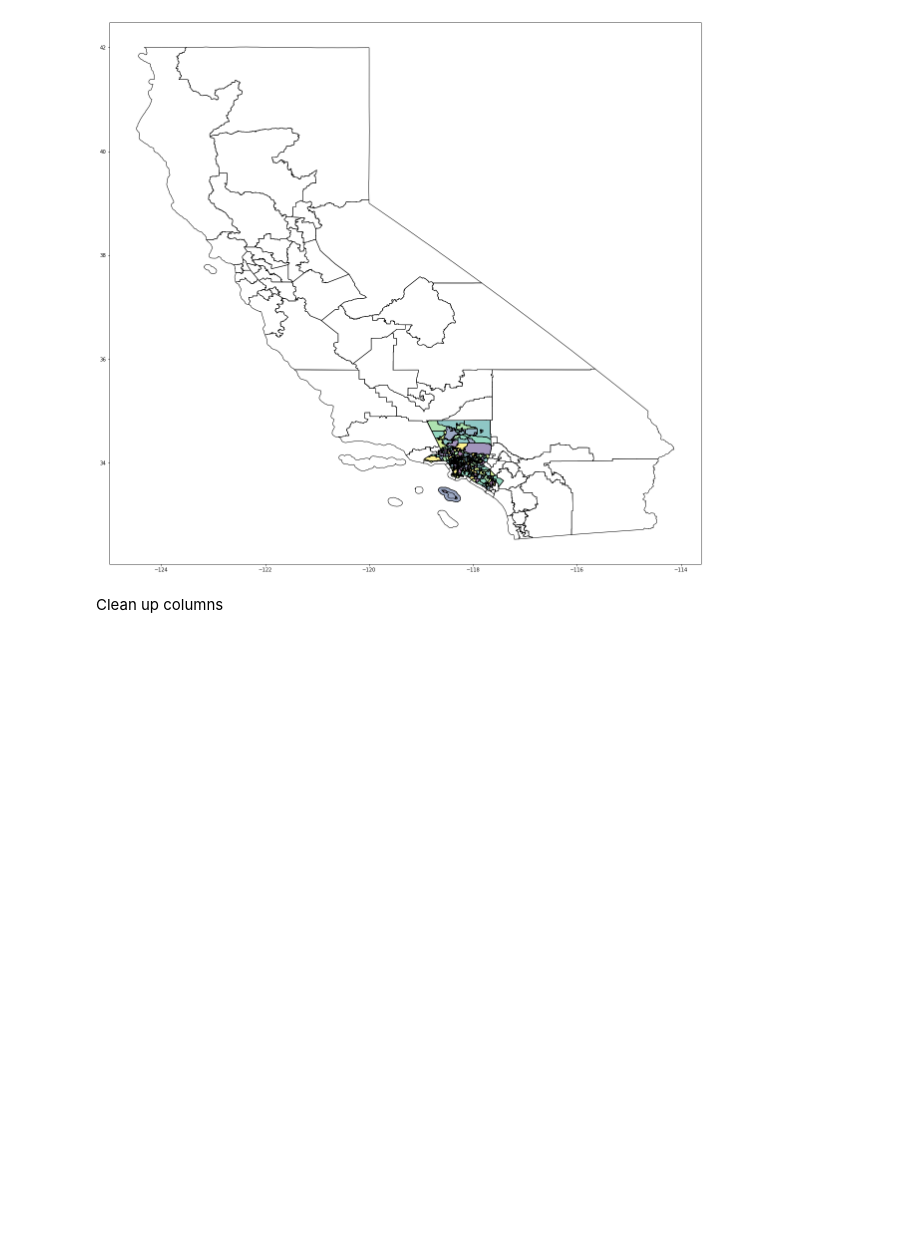
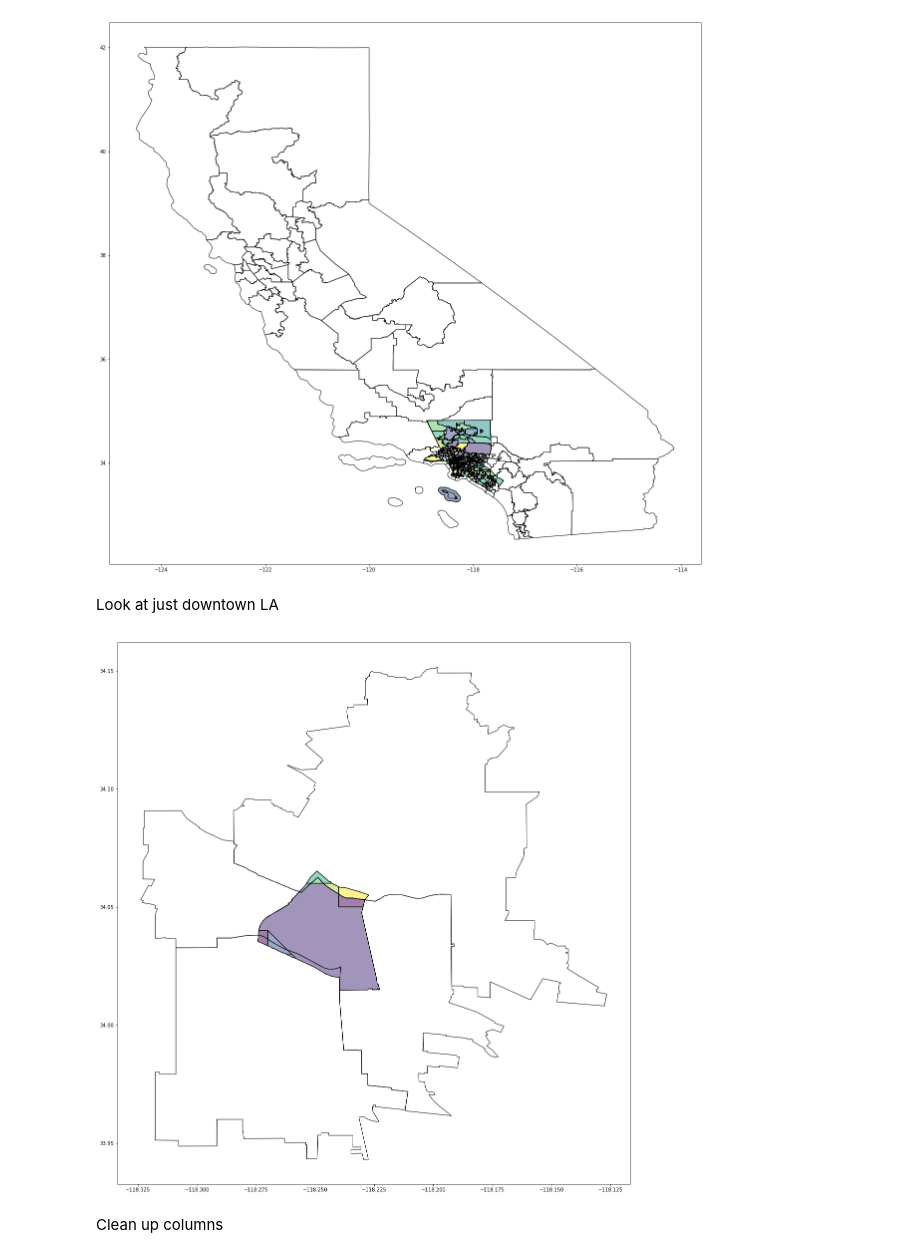
Before and after one commit to datadesk/geopandas-intersection-area-example, a Jupyter notebook: geopandas-intersection-area-example.ipynb, the cells around one changed output. Cells and saved outputs as stored; diff of their text form; code cells hidden in the pictures; blank space fills up the shorter version.

```diff
--- a/geopandas-intersection-area-example.ipynb
+++ b/geopandas-intersection-area-example.ipynb
@@ -120,6 +120,14 @@ assembly.plot(ax=ax, facecolor='none');
 hoods.plot(ax=ax, facecolor='none');
 # %% [output]
 [figure]
+# %% [markdown]
+Look at just downtown LA
+# %%
+ax = intersection[intersection.name_2 == 'Downtown'].plot(figsize=(40, 20))
+assembly[assembly.name.isin(['51', '53', '59'])].plot(ax=ax, facecolor='none');
+hoods[hoods.name == 'Downtown'].plot(ax=ax, facecolor='none');
+# %% [output]
+[figure, added]
 # %% [markdown]
 Clean up columns
 # %%
```
